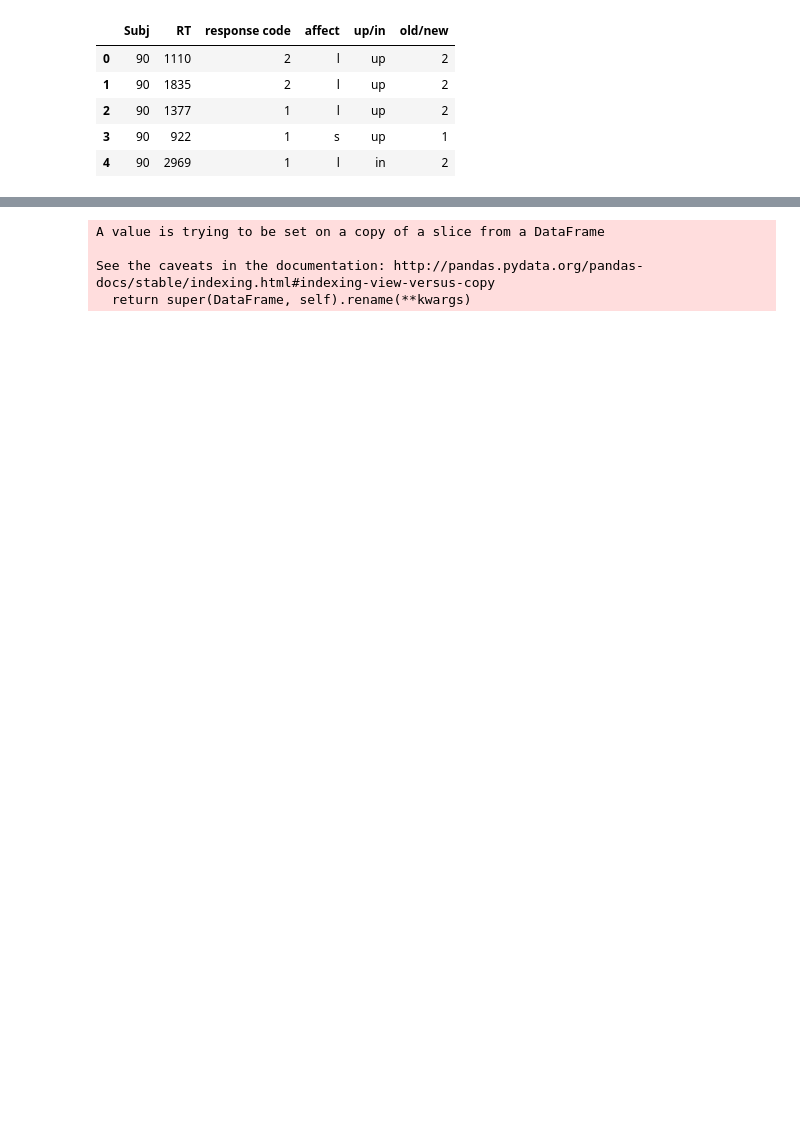
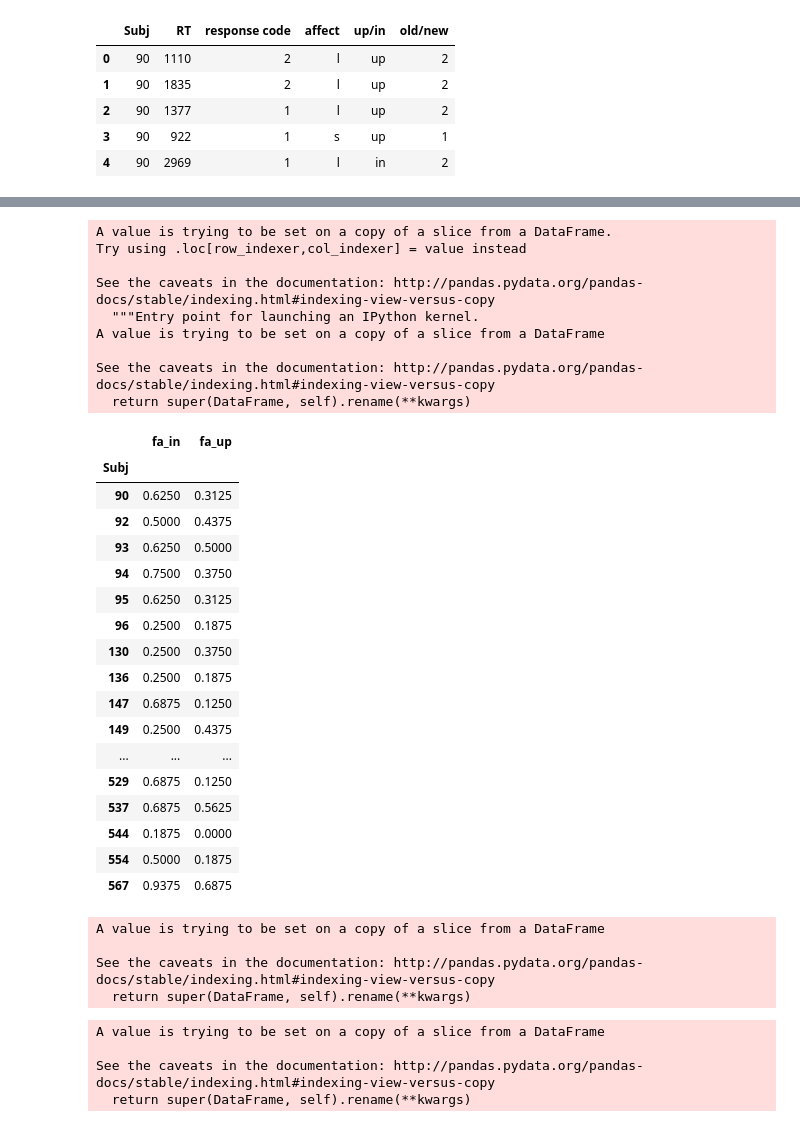
Before and after one commit to donnajobridge/data_visualizations, a Jupyter notebook: emo/emo_data.ipynb, the cells around one changed output, grey strips where cells are left out. Drawn from its saved outputs; the diff is of its cells as text; code cells hidden in the pictures; blank space fills up the shorter version.

```diff
--- a/emo/emo_data.ipynb
+++ b/emo/emo_data.ipynb
@@ -60,3 +79,43 @@ old.head()
+# %%
+new['fa']=1-new['accuracy']
+new_in=new[new['up/in']=='Features']
+new_up=new[new['up/in']=='Whole']
+new_in.rename(columns={'fa':'fa_in'}, inplace=True)
+new_up.rename(columns={'fa':'fa_up'}, inplace=True)
+new_in
+new_up.set_index('Subj', inplace=True)
+new_in.set_index('Subj',inplace=True)
+
+new=pd.concat([new_in['fa_in'], new_up['fa_up']], axis=1)
+new
+# %% [output]
+A value is trying to be set on a copy of a slice from a DataFrame.
+Try using .loc[row_indexer,col_indexer] = value instead
+
+See the caveats in the documentation: http://pandas.pydata.org/pandas-docs/stable/indexing.html#indexing-view-versus-copy
+  """Entry point for launching an IPython kernel.
+A value is trying to be set on a copy of a slice from a DataFrame
+
+See the caveats in the documentation: http://pandas.pydata.org/pandas-docs/stable/indexing.html#indexing-view-versus-copy
+  return super(DataFrame, self).rename(**kwargs)
+|  | fa_in | fa_up |
+| Subj |  |  |
+| 90 | 0.6250 | 0.3125 |
+| 92 | 0.5000 | 0.4375 |
+| 93 | 0.6250 | 0.5000 |
+| 94 | 0.7500 | 0.3750 |
+| 95 | 0.6250 | 0.3125 |
+| 96 | 0.2500 | 0.1875 |
+| 130 | 0.2500 | 0.3750 |
+| 136 | 0.2500 | 0.1875 |
+| 147 | 0.6875 | 0.1250 |
+| 149 | 0.2500 | 0.4375 |
+| ... | ... | ... |
+| 529 | 0.6875 | 0.1250 |
+| 537 | 0.6875 | 0.5625 |
+| 544 | 0.1875 | 0.0000 |
+| 554 | 0.5000 | 0.1875 |
+| 567 | 0.9375 | 0.6875 |
 # %%
 happy_old=old[old['affect']=='Positive']
 sad_old=old[old['affect']=='Negative']
@@ -84,0 +142,19 @@ See the caveats in the documentation: http://pandas.pydata.org/pandas-docs/stabl
+# %%
+inv = sad_old[sad_old['up/in']=='Features']
+up = sad_old[sad_old['up/in']=='Whole']
+
+up.rename(columns={'accuracy':'sad_up_accuracy'}, inplace=True)
+inv.rename(columns={'accuracy':'sad_inv_accuracy'}, inplace=True)
+
+up.set_index('Subj', inplace=True)
+inv.set_index('Subj', inplace=True)
+
+up=up[['sad_up_accuracy']]
+inv=inv[['sad_inv_accuracy']]
+
+sad_hits=pd.concat([up, inv], axis=1)
+# %% [output]
+A value is trying to be set on a copy of a slice from a DataFrame
+
+See the caveats in the documentation: http://pandas.pydata.org/pandas-docs/stable/indexing.html#indexing-view-versus-copy
+  return super(DataFrame, self).rename(**kwargs)
```
Also changed, not shown: parts of 23 cells of this notebook, 4 other files.
